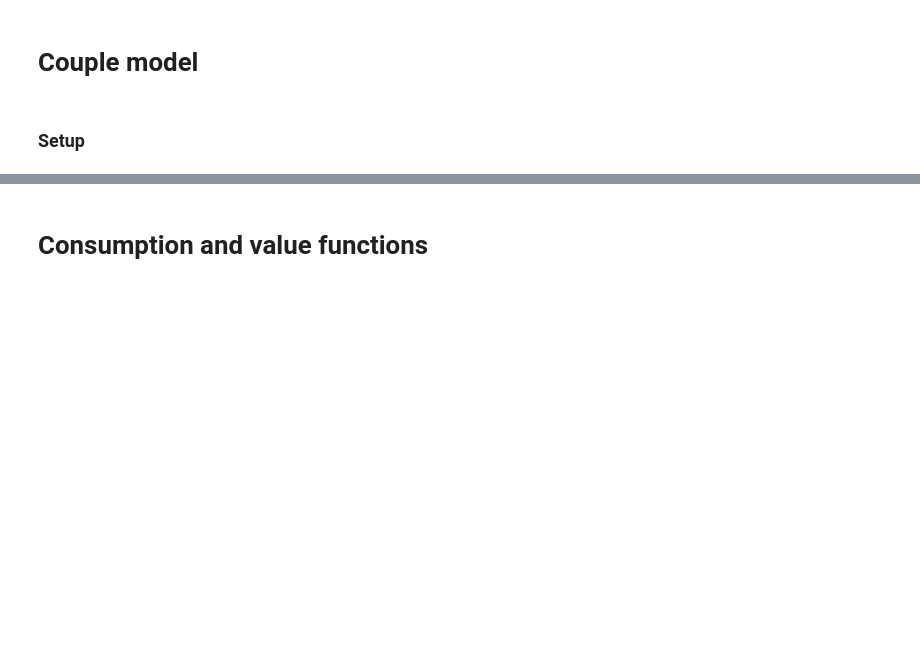
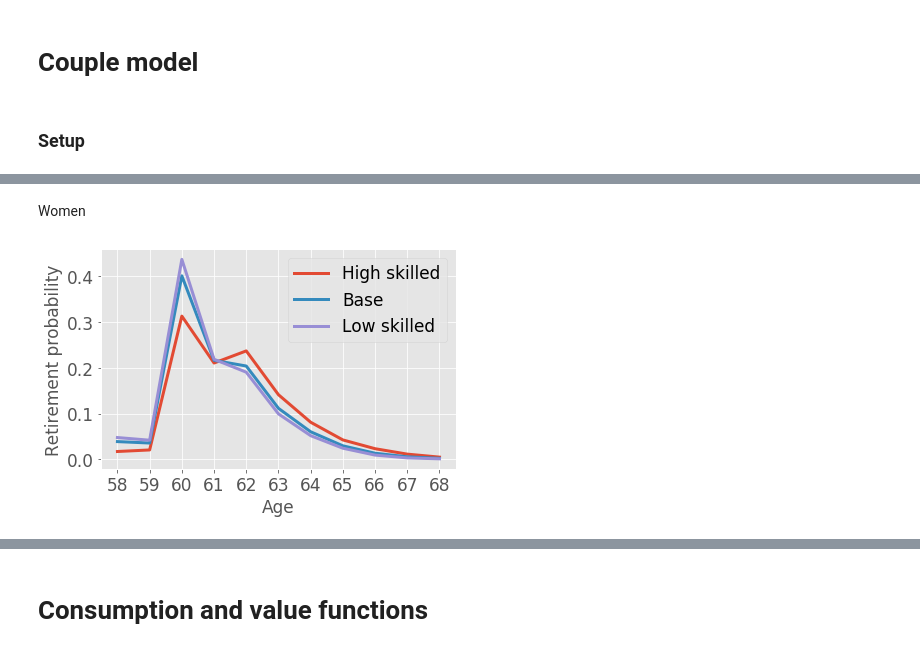
Before and after one commit to mathiassunesen/Speciale_retirement, a Jupyter notebook: Main/Couples.ipynb, the cells around one changed output, grey strips where cells are left out. Drawn from its saved outputs; the diff is of its cells as text; code cells hidden in the pictures; blank space fills up the shorter version.

```diff
--- a/Main/Couples.ipynb
+++ b/Main/Couples.ipynb
@@ -72,0 +51,15 @@ fig.savefig('figs/Model/Couple_ChoiceProb_Men.png')
+# %%
+def rename(G_lst):
+    G_lst[0]['label'] = ['High skilled']
+    G_lst[1]['label'] = ['Base']
+    G_lst[2]['label'] = ['Low skilled']
+# %% [markdown]
+Women
+# %%
+G_hs = figs.retirement_probs_c(Couple,ma=0,ST_w=[1,3])
+G_base = figs.retirement_probs_c(Couple,ma=0)
+G_ls = figs.retirement_probs_c(Couple,ma=0,ST_w=[0,2])
+rename([G_hs,G_base,G_ls])
+figs.MyPlot([G_hs,G_base,G_ls],linewidth=3,save=False)
+# %% [output]
+[figure, added]
```
Also changed, not shown: parts of 27 cells of this notebook, 26 other files.
